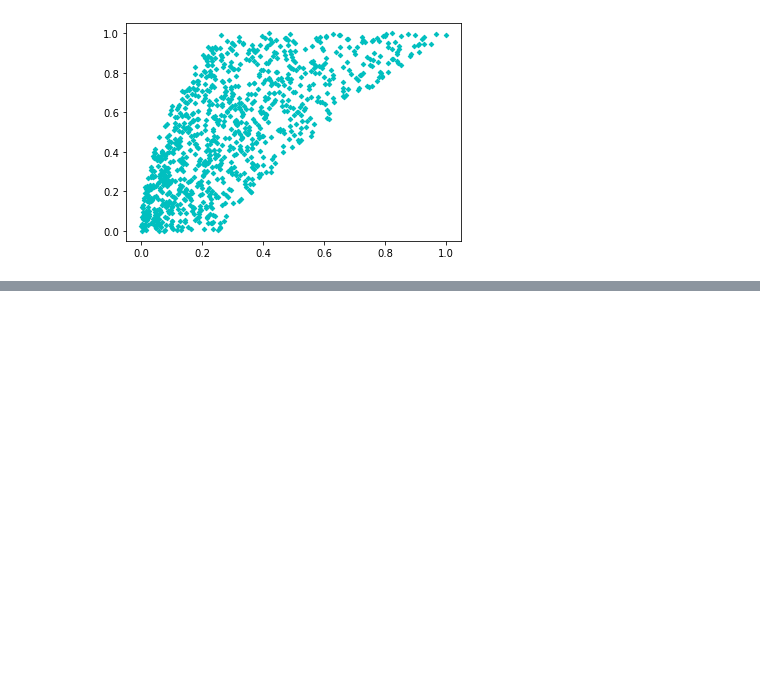
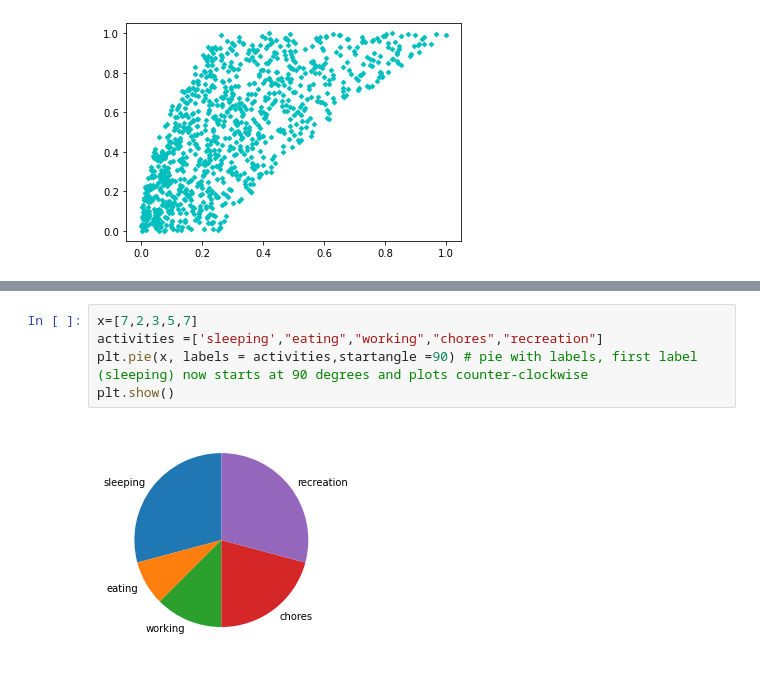
Before and after one commit to Sreekanthrshekar/personal_projects, a Jupyter notebook: Matplotlib.ipynb, the cells around one changed output, grey strips where cells are left out. Cells and saved outputs as stored; diff of their text form; blank space fills up the shorter version.

```diff
--- a/Matplotlib.ipynb
+++ b/Matplotlib.ipynb
@@ -213,0 +231,7 @@ plt.show()
+# %%
+x=[7,2,3,5,7]
+activities =['sleeping',"eating","working","chores","recreation"]
+plt.pie(x, labels = activities,startangle =90) # pie with labels, first label (sleeping) now starts at 90 degrees and plots counter-clockwise
+plt.show()
+# %% [output]
+[figure, added]
```
Also changed, not shown: parts of 9 cells of this notebook.
